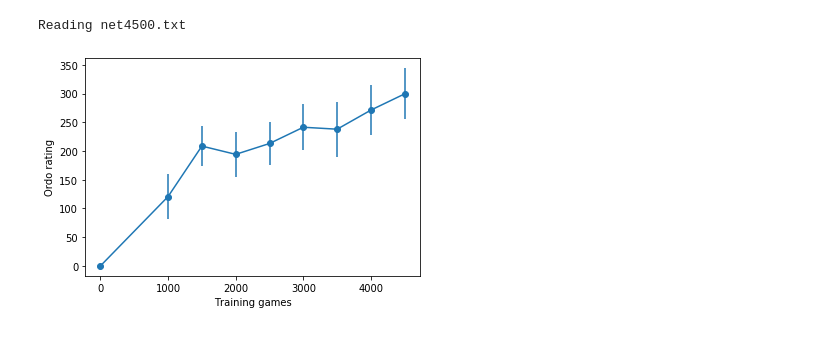
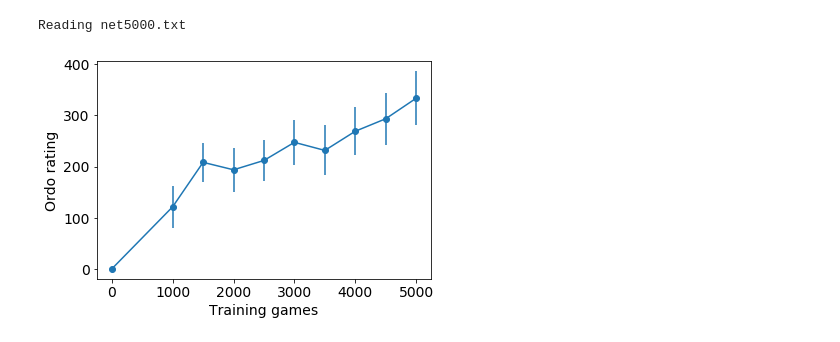
Before and after one commit to fqjin/ultimate-tictactoe, a Jupyter notebook: notebooks/Ordo.ipynb, the cells around one changed output. Saved outputs shown, nothing was run; the diff lists cells and outputs as text; code cells hidden in the pictures.

```diff
--- a/notebooks/Ordo.ipynb
+++ b/notebooks/Ordo.ipynb
@@ -15,6 +15,7 @@ models = {
     '350_3500bs2048lr0.1d0.001e5' : 3500,
     '400_4000bs2048lr0.1d0.001e4' : 4000,
     '450_4500bs2048lr0.1d0.001e4' : 4500,
+    '500_5000bs2048lr0.1d0.001e4' : 5000,
 }
 # %%
 n = max(models.values())
@@ -29,7 +30,7 @@ with open(filename, 'r') as f:
         lines.append(x)
         x = f.readline()
 # %% [output]
-Reading net4500.txt
+Reading net5000.txt
 # %%
 ngames = []
 rating = []
@@ -48,12 +49,14 @@ results = pd.DataFrame(data={'ngames': ngames,
                              'errors': errors})
 results = results.sort_values('ngames')
 # %%
+plt.rcParams.update({'font.size': 14})
 plt.errorbar(results['ngames'],
              results['rating'],
              results['errors'],
              fmt='o-')
 plt.ylabel('Ordo rating')
 plt.xlabel('Training games')
+plt.savefig('../images/Ordo.png', dpi=200)
 plt.show()
 # %% [output]
-[figure, old version]
+[figure, new version]
```
Also changed, not shown: 9 other files.
